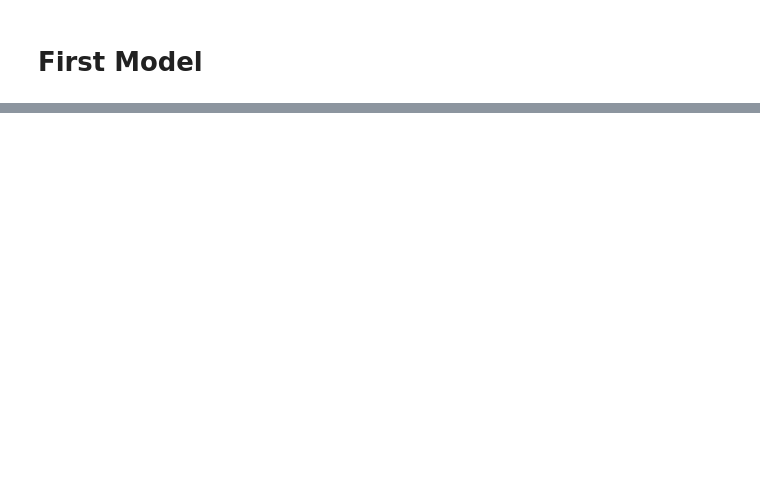
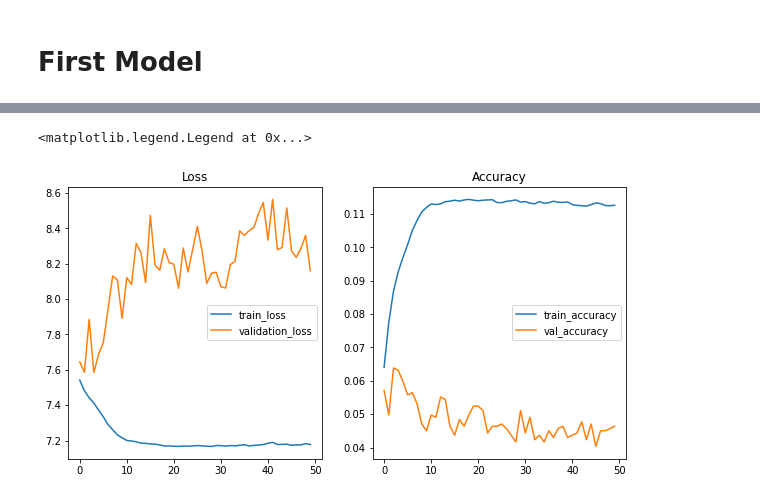
Before and after one commit to VaneezaAhmad/Text-Prediction, a Jupyter notebook: predictive_text.ipynb, the cells around one changed output, grey strips where cells are left out. Drawn from its saved outputs; the diff is of its cells as text; code cells hidden in the pictures; blank space fills up the shorter version.

```diff
--- a/predictive_text.ipynb
+++ b/predictive_text.ipynb
@@ -177,0 +236,21 @@ plt.legend(["train", "validation"]);
+# %%
+model = Sequential()
+model.add(LSTM(128, input_shape=(WORD_LENGTH, len(unique_words))))
+model.add(Dense(len(unique_words), activation="relu"))
+model.add(Dropout(0.2))
+# model.add(LSTM(128))
+model.add(Dense(len(unique_words), activation="relu"))
+# model.add(Dropout(0.2))
+model.add(Activation("softmax"))
+
+
+optimizer = RMSprop(learning_rate=0.01)
+
+model.compile(optimizer=optimizer, loss="categorical_crossentropy", metrics=["accuracy"])
+
+
+early_stop = EarlyStopping(monitor='val_loss', min_delta=1e-8,
+                           verbose=1,
+                           mode='min')
+
+results=model.fit(X,y, epochs=50, batch_size=64, validation_split=0.05).history
@@ -177,0 +275,20 @@ plt.legend(["train", "validation"]);
+# %%
+train_loss = results['loss']
+train_acc = results['accuracy']
+val_loss =results['val_loss']
+val_acc = results['val_accuracy']
+
+fig, (ax1, ax2) = plt.subplots(1, 2, figsize=(10, 5))
+
+ax1.plot(train_loss, label='train_loss')
+ax1.plot(val_loss, label='validation_loss')
+ax1.set_title("Loss")
+ax1.legend()
+
+ax2.plot(train_acc, label='train_accuracy')
+ax2.plot(val_acc, label='val_accuracy')
+ax2.set_title("Accuracy")
+ax2.legend()
+# %% [output]
+<matplotlib.legend.Legend at 0x...>
+[figure, added]
```
Also changed, not shown: parts of 22 cells of this notebook.
